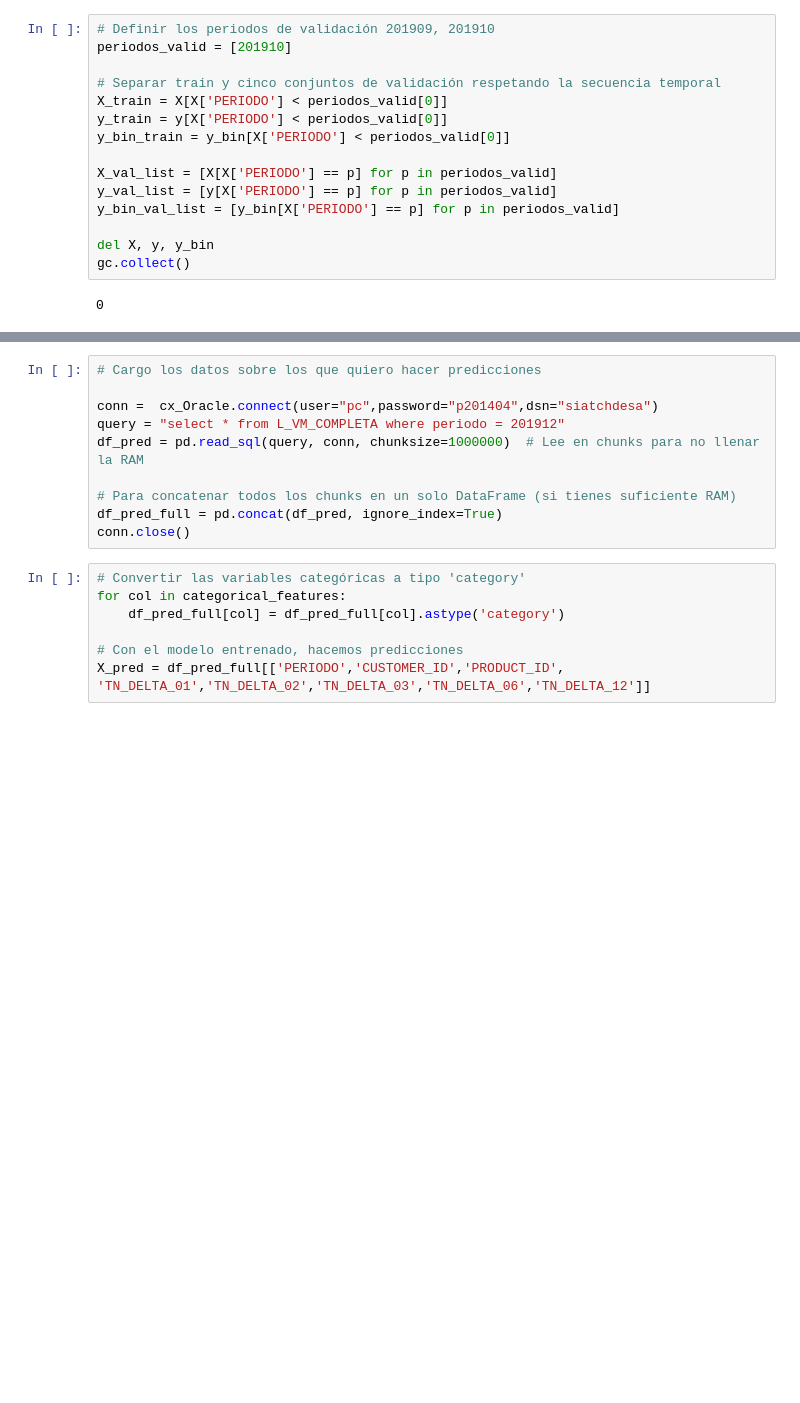
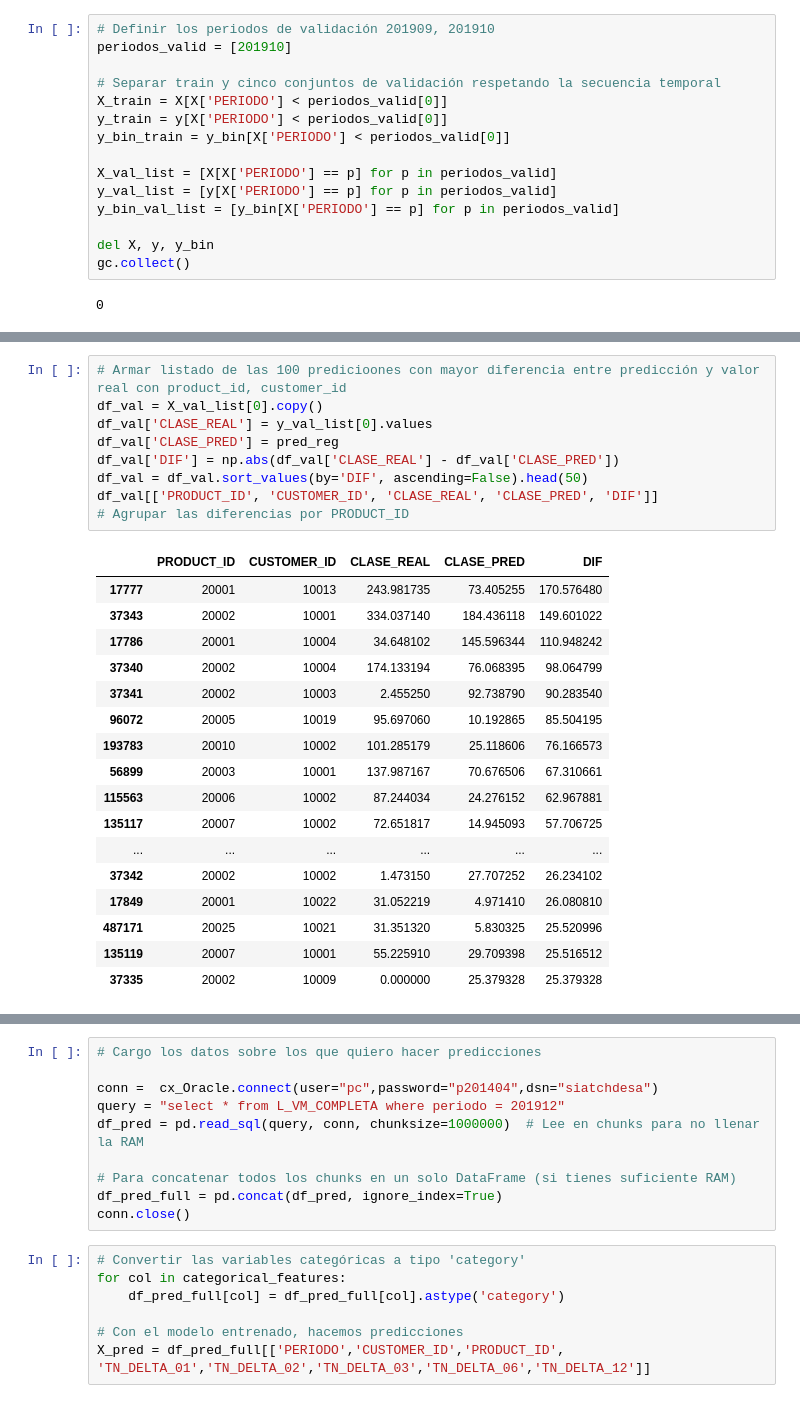
Before and after one commit to plcablinski/labo3-2025v, a Jupyter notebook: train_parquet_lgbm_clasificación_prediccion.ipynb, the cells around one changed output, grey strips where cells are left out. Drawn from its saved outputs; the diff is of its cells as text; blank space fills up the shorter version.

```diff
--- a/train_parquet_lgbm_clasificación_prediccion.ipynb
+++ b/train_parquet_lgbm_clasificación_prediccion.ipynb
@@ -167,0 +218,27 @@ plt.show()
+# %%
+# Armar listado de las 100 predicioones con mayor diferencia entre predicción y valor real con product_id, customer_id
+df_val = X_val_list[0].copy()
+df_val['CLASE_REAL'] = y_val_list[0].values
+df_val['CLASE_PRED'] = pred_reg
+df_val['DIF'] = np.abs(df_val['CLASE_REAL'] - df_val['CLASE_PRED'])
+df_val = df_val.sort_values(by='DIF', ascending=False).head(50)
+df_val[['PRODUCT_ID', 'CUSTOMER_ID', 'CLASE_REAL', 'CLASE_PRED', 'DIF']]
+# Agrupar las diferencias por PRODUCT_ID
+# %% [output]
+|  | PRODUCT_ID | CUSTOMER_ID | CLASE_REAL | CLASE_PRED | DIF |
+| 17777 | 20001 | 10013 | 243.981735 | 73.405255 | 170.576480 |
+| 37343 | 20002 | 10001 | 334.037140 | 184.436118 | 149.601022 |
+| 17786 | 20001 | 10004 | 34.648102 | 145.596344 | 110.948242 |
+| 37340 | 20002 | 10004 | 174.133194 | 76.068395 | 98.064799 |
+| 37341 | 20002 | 10003 | 2.455250 | 92.738790 | 90.283540 |
+| 96072 | 20005 | 10019 | 95.697060 | 10.192865 | 85.504195 |
+| 193783 | 20010 | 10002 | 101.285179 | 25.118606 | 76.166573 |
+| 56899 | 20003 | 10001 | 137.987167 | 70.676506 | 67.310661 |
+| 115563 | 20006 | 10002 | 87.244034 | 24.276152 | 62.967881 |
+| 135117 | 20007 | 10002 | 72.651817 | 14.945093 | 57.706725 |
+| ... | ... | ... | ... | ... | ... |
+| 37342 | 20002 | 10002 | 1.473150 | 27.707252 | 26.234102 |
+| 17849 | 20001 | 10022 | 31.052219 | 4.971410 | 26.080810 |
+| 487171 | 20025 | 10021 | 31.351320 | 5.830325 | 25.520996 |
+| 135119 | 20007 | 10001 | 55.225910 | 29.709398 | 25.516512 |
+| 37335 | 20002 | 10009 | 0.000000 | 25.379328 | 25.379328 |
```
Also changed, not shown: parts of 8 cells of this notebook, 1 other file.
